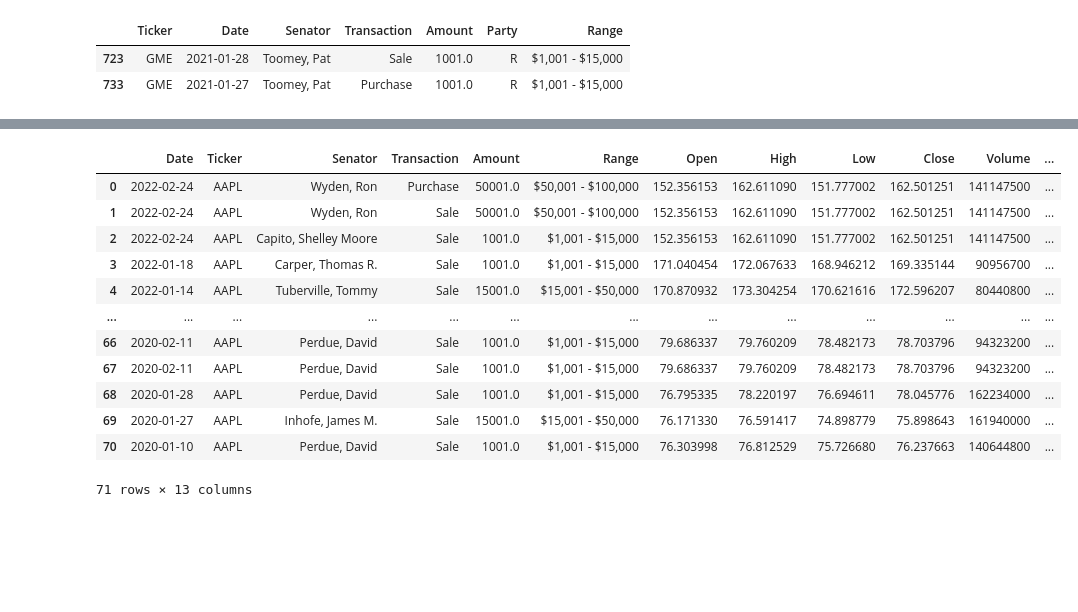
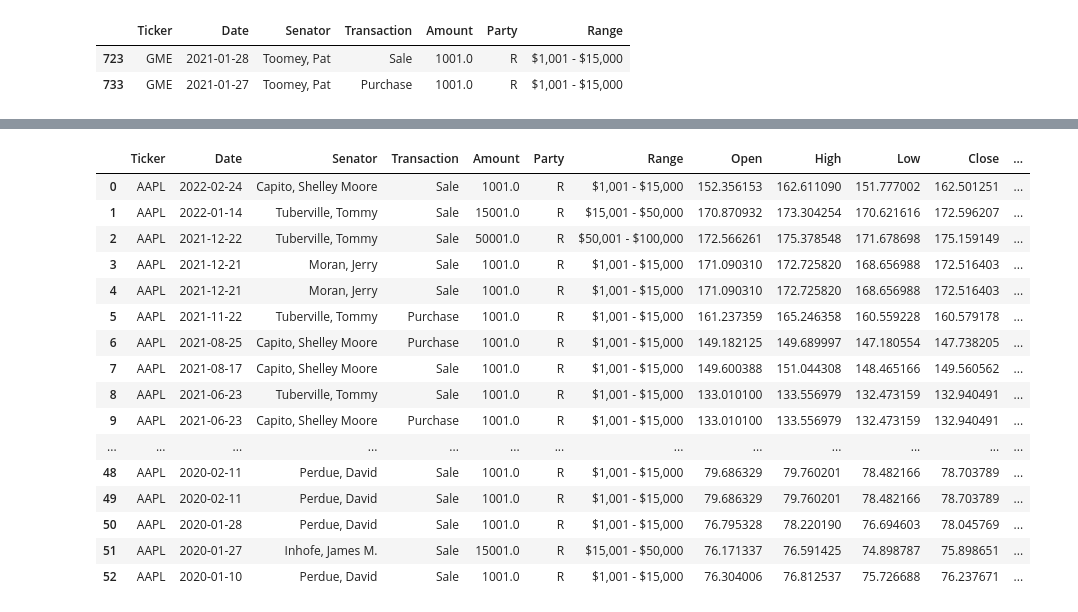
Before and after one commit to Loudju/Fintech_Project1_Politician_stock_trading, a Jupyter notebook: senate_trades.ipynb, the cells around one changed output, grey strips where cells are left out. Cells and saved outputs as stored; diff of their text form; code cells hidden in the pictures; blank space fills up the shorter version.

Commit message:
broken down by party

```diff
--- a/senate_trades.ipynb
+++ b/senate_trades.ipynb
@@ -223,23 +422,27 @@ display(aapl_hist)
 #aapl_hist = aapl_hist.reset_index()
 aapl_line = aapl_hist.hvplot(x='Date', y='Close')
 # %%
-senate_aapl_close = senate_aapl.merge(aapl_hist, left_on='Date', right_on='Date')
-senate_aapl_close.set_index('Date')
-senate_aapl_close['Amount'] = senate_aapl_close['Amount'].astype(float)
+senate_rep_aapl_close = senate_rep_aapl.merge(aapl_hist, left_on='Date', right_on='Date')
+senate_rep_aapl_close.set_index('Date')
+senate_rep_aapl_close['Amount'] = senate_rep_aapl_close['Amount'].astype(float)
 # %%
-display(senate_aapl_close)
+display(senate_rep_aapl_close)
 # %% [output]
-|  | Date | Ticker | Senator | Transaction | Amount | Range | Open | High | Low | Close | Volume | ... |
-| 0 | 2022-02-24 | AAPL | Wyden, Ron | Purchase | 50001.0 | $50,001 - $100,000 | 152.356153 | 162.611090 | 151.777002 | 162.501251 | 141147500 | ... |
-| 1 | 2022-02-24 | AAPL | Wyden, Ron | Sale | 50001.0 | $50,001 - $100,000 | 152.356153 | 162.611090 | 151.777002 | 162.501251 | 141147500 | ... |
-| 2 | 2022-02-24 | AAPL | Capito, Shelley Moore | Sale | 1001.0 | $1,001 - $15,000 | 152.356153 | 162.611090 | 151.777002 | 162.501251 | 141147500 | ... |
-| 3 | 2022-01-18 | AAPL | Carper, Thomas R. | Sale | 1001.0 | $1,001 - $15,000 | 171.040454 | 172.067633 | 168.946212 | 169.335144 | 90956700 | ... |
-| 4 | 2022-01-14 | AAPL | Tuberville, Tommy | Sale | 15001.0 | $15,001 - $50,000 | 170.870932 | 173.304254 | 170.621616 | 172.596207 | 80440800 | ... |
+|  | Ticker | Date | Senator | Transaction | Amount | Party | Range | Open | High | Low | Close | ... |
+| 0 | AAPL | 2022-02-24 | Capito, Shelley Moore | Sale | 1001.0 | R | $1,001 - $15,000 | 152.356153 | 162.611090 | 151.777002 | 162.501251 | ... |
+| 1 | AAPL | 2022-01-14 | Tuberville, Tommy | Sale | 15001.0 | R | $15,001 - $50,000 | 170.870932 | 173.304254 | 170.621616 | 172.596207 | ... |
+| 2 | AAPL | 2021-12-22 | Tuberville, Tommy | Sale | 50001.0 | R | $50,001 - $100,000 | 172.566261 | 175.378548 | 171.678698 | 175.159149 | ... |
+| 3 | AAPL | 2021-12-21 | Moran, Jerry | Sale | 1001.0 | R | $1,001 - $15,000 | 171.090310 | 172.725820 | 168.656988 | 172.516403 | ... |
+| 4 | AAPL | 2021-12-21 | Moran, Jerry | Sale | 1001.0 | R | $1,001 - $15,000 | 171.090310 | 172.725820 | 168.656988 | 172.516403 | ... |
+| 5 | AAPL | 2021-11-22 | Tuberville, Tommy | Purchase | 1001.0 | R | $1,001 - $15,000 | 161.237359 | 165.246358 | 160.559228 | 160.579178 | ... |
+| 6 | AAPL | 2021-08-25 | Capito, Shelley Moore | Purchase | 1001.0 | R | $1,001 - $15,000 | 149.182125 | 149.689997 | 147.180554 | 147.738205 | ... |
+| 7 | AAPL | 2021-08-17 | Capito, Shelley Moore | Sale | 1001.0 | R | $1,001 - $15,000 | 149.600388 | 151.044308 | 148.465166 | 149.560562 | ... |
+| 8 | AAPL | 2021-06-23 | Tuberville, Tommy | Sale | 1001.0 | R | $1,001 - $15,000 | 133.010100 | 133.556979 | 132.473159 | 132.940491 | ... |
+| 9 | AAPL | 2021-06-23 | Capito, Shelley Moore | Purchase | 1001.0 | R | $1,001 - $15,000 | 133.010100 | 133.556979 | 132.473159 | 132.940491 | ... |
 | ... | ... | ... | ... | ... | ... | ... | ... | ... | ... | ... | ... | ... |
-| 66 | 2020-02-11 | AAPL | Perdue, David | Sale | 1001.0 | $1,001 - $15,000 | 79.686337 | 79.760209 | 78.482173 | 78.703796 | 94323200 | ... |
-| 67 | 2020-02-11 | AAPL | Perdue, David | Sale | 1001.0 | $1,001 - $15,000 | 79.686337 | 79.760209 | 78.482173 | 78.703796 | 94323200 | ... |
-| 68 | 2020-01-28 | AAPL | Perdue, David | Sale | 1001.0 | $1,001 - $15,000 | 76.795335 | 78.220197 | 76.694611 | 78.045776 | 162234000 | ... |
-| 69 | 2020-01-27 | AAPL | Inhofe, James M. | Sale | 15001.0 | $15,001 - $50,000 | 76.171330 | 76.591417 | 74.898779 | 75.898643 | 161940000 | ... |
-| 70 | 2020-01-10 | AAPL | Perdue, David | Sale | 1001.0 | $1,001 - $15,000 | 76.303998 | 76.812529 | 75.726680 | 76.237663 | 140644800 | ... |
+| 48 | AAPL | 2020-02-11 | Perdue, David | Sale | 1001.0 | R | $1,001 - $15,000 | 79.686329 | 79.760201 | 78.482166 | 78.703789 | ... |
+| 49 | AAPL | 2020-02-11 | Perdue, David | Sale | 1001.0 | R | $1,001 - $15,000 | 79.686329 | 79.760201 | 78.482166 | 78.703789 | ... |
+| 50 | AAPL | 2020-01-28 | Perdue, David | Sale | 1001.0 | R | $1,001 - $15,000 | 76.795328 | 78.220190 | 76.694603 | 78.045769 | ... |
+| 51 | AAPL | 2020-01-27 | Inhofe, James M. | Sale | 15001.0 | R | $15,001 - $50,000 | 76.171337 | 76.591425 | 74.898787 | 75.898651 | ... |
+| 52 | AAPL | 2020-01-10 | Perdue, David | Sale | 1001.0 | R | $1,001 - $15,000 | 76.304006 | 76.812537 | 75.726688 | 76.237671 | ... |
-71 rows × 13 columns
 # %%
```
Also changed, not shown: parts of 19 cells of this notebook.
